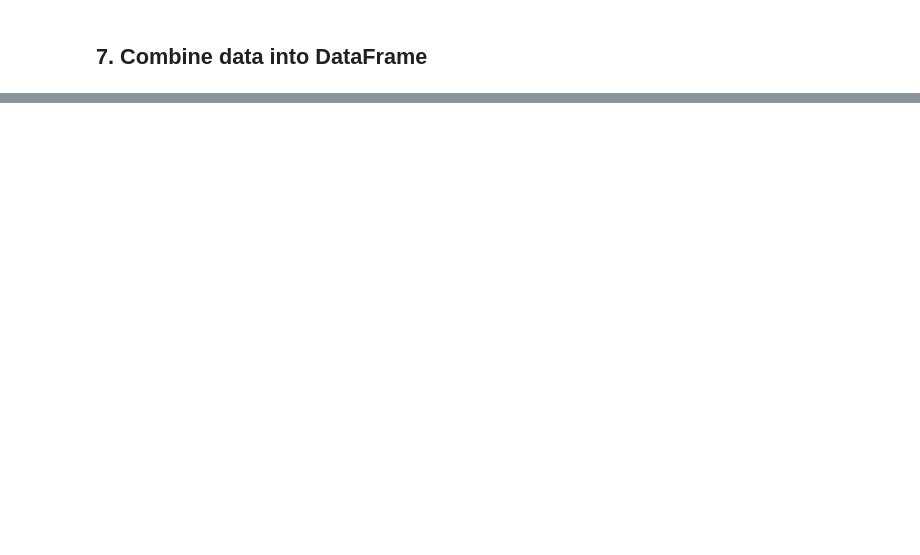
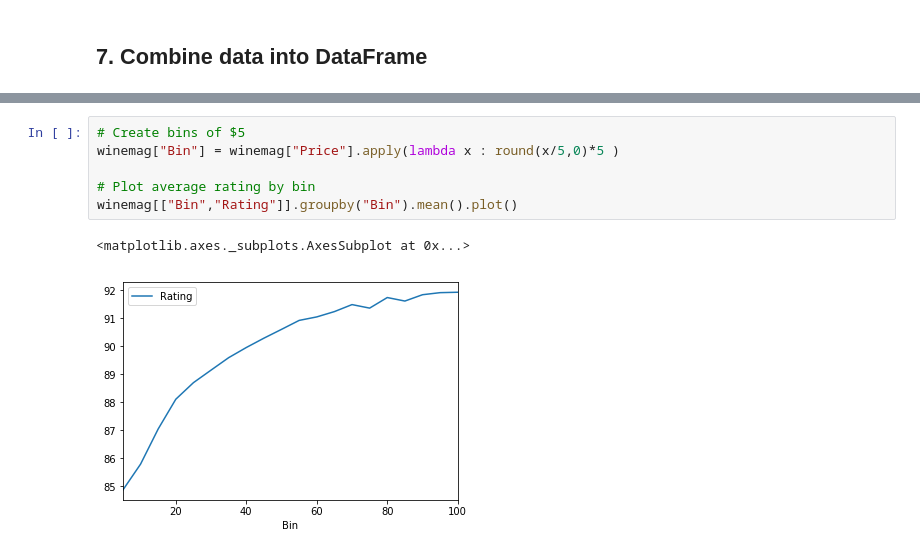
Before and after one commit to DaVaHa/WebScrapingProjectTutorial, a Jupyter notebook: audition.ipynb, the cells around one changed output, grey strips where cells are left out. Cells and saved outputs as stored; diff of their text form; blank space fills up the shorter version.

```diff
--- a/audition.ipynb
+++ b/audition.ipynb
@@ -459,0 +438,9 @@ df[df.Rating == 100][["Price","Rating"]].groupby('Rating').mean()
+# %%
+# Create bins of $5
+winemag["Bin"] = winemag["Price"].apply(lambda x : round(x/5,0)*5 )
+
+# Plot average rating by bin
+winemag[["Bin","Rating"]].groupby("Bin").mean().plot()
+# %% [output]
+<matplotlib.axes._subplots.AxesSubplot at 0x...>
+[figure, added]
```
Also changed, not shown: parts of 69 cells of this notebook, 5 other files.
